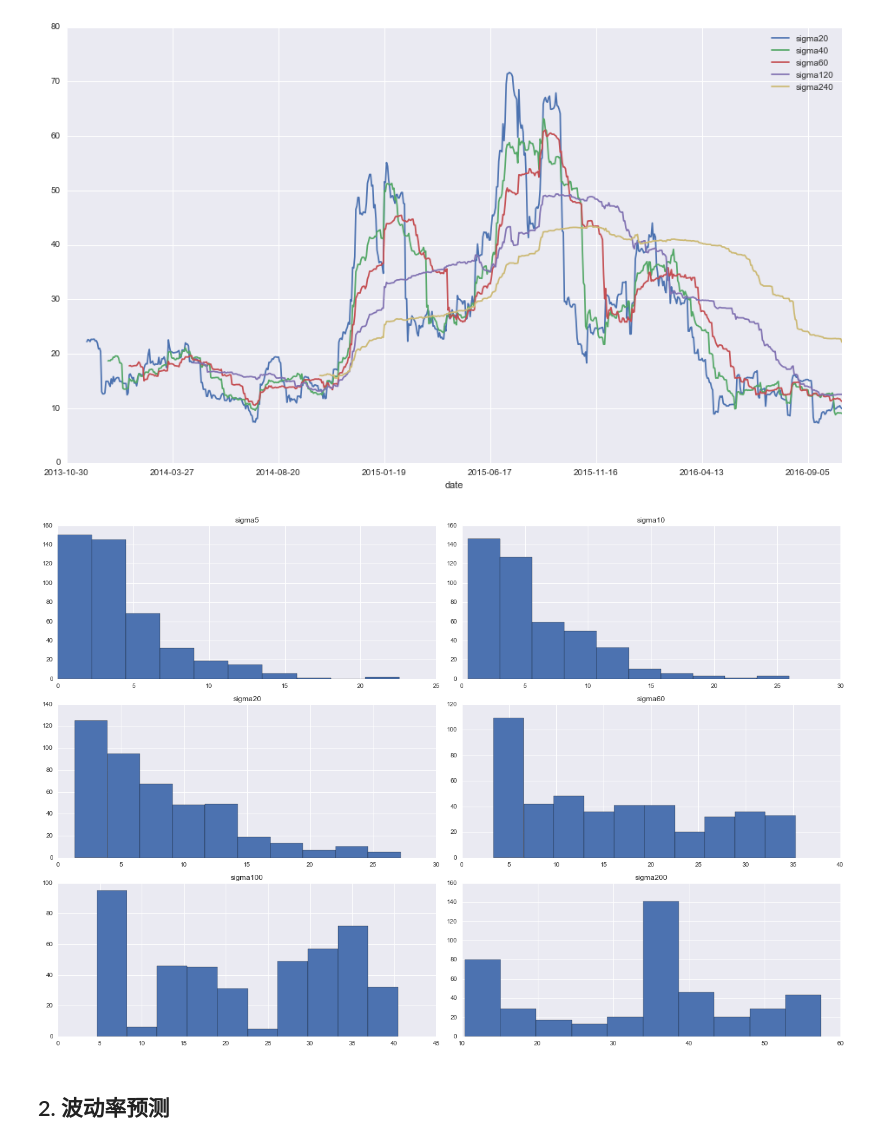
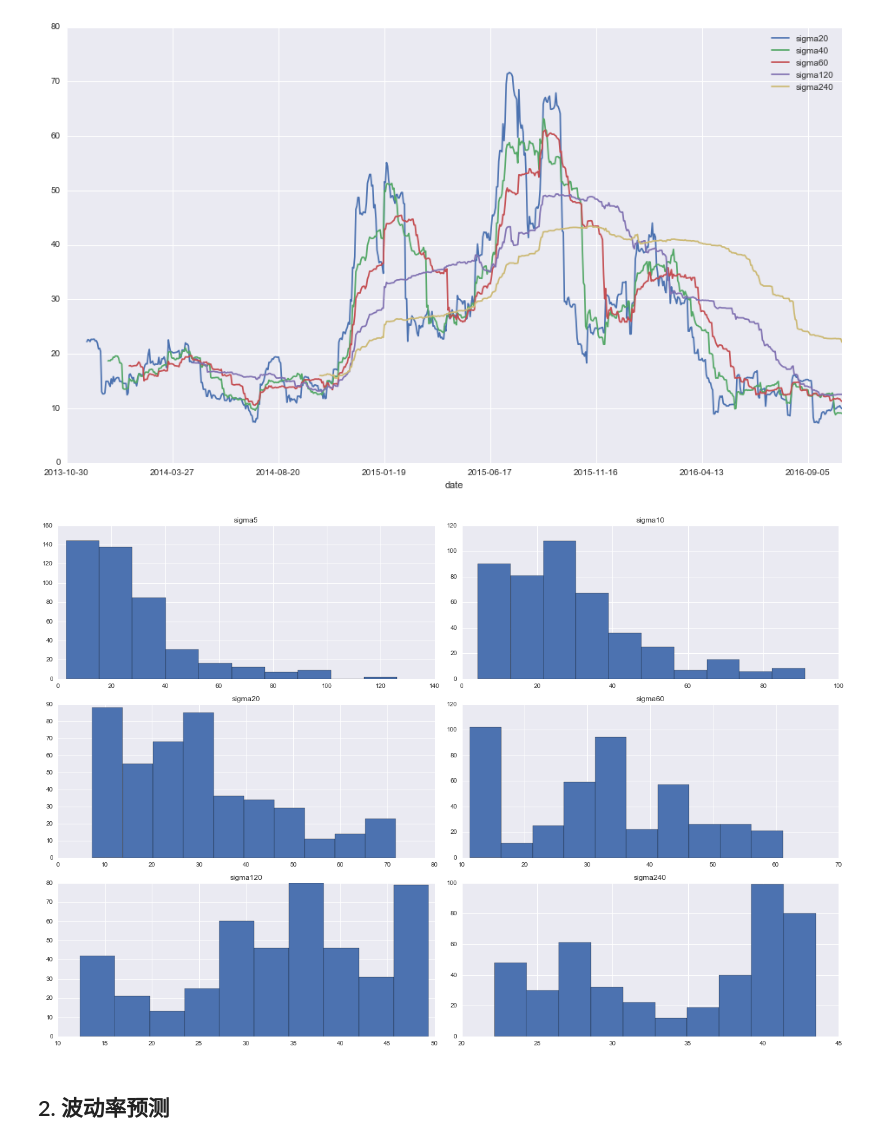
Before and after one commit to onthedesk/research, a Jupyter notebook: 50etf.ipynb, the cells around one changed output. Drawn from its saved outputs; the diff is of its cells as text; code cells hidden in the pictures.

Commit message:
sigma calculate

```diff
--- a/50etf.ipynb
+++ b/50etf.ipynb
@@ -59,6 +59,17 @@ def adj_return(pnl):
 def sigma_N(data, N):
     ## todo 波动率的计算方式需要优化，应当计算的是收益率的波动
     return data.rolling(window=N, center=False).std()*np.sqrt(240)*100
+
+# 获取数据并处理收益率
+def get_data(start='2013-10-21', end=''):
+
+    data = ts.get_hist_data('510050', start=start, end=end)
+    data.sort_index(axis=0, ascending=True, inplace=True)
+
+    # 处理收益率
+    data['adj_return'] = adj_return(data.close)
+
+    return data
 # %% [markdown]
 ### 1.1 描述性统计
 # %%
@@ -114,19 +121,15 @@ def sigmaHist(start='2013-10-21', end='', windows=[5, 10, 20, 50, 100, 200]):
     raw_start = (datetime.strptime(start, "%Y-%m-%d") - timedelta(predays)).isoformat()
 
 
-    data = ts.get_hist_data('510050', start = raw_start, end=end)
-    data.sort_index(axis=0, ascending=True, inplace=True)
+    data = get_data(start = raw_start, end=end)
 
     rows = int(math.ceil(len(windows)/2.0))
 
     fig, axes = plt.subplots(nrows=rows, ncols=2)
 
-    data['adj_return']
-
-
     #计算sigma
     for k,i in enumerate(windows):
-        data['sigma' + str(i)] = sigma_N(data.close, i)
+        data['sigma' + str(i)] = sigma_N(data.adj_return, i)
 
         if ((k+1) % 2 == 0):
             ax = axes[k/2 ,1] if rows > 1 else axes[1]
@@ -140,9 +143,9 @@ def sigmaHist(start='2013-10-21', end='', windows=[5, 10, 20, 50, 100, 200]):
         fig.set_size_inches(fig.get_size_inches()*1.2)
         fig.tight_layout()
 # %%
-sigmaHist(start='2015-01-01', windows=[5, 10, 20, 60, 100, 200])
+sigmaHist(start='2015-01-01', windows=[5, 10, 20, 60, 120, 240])
 # %% [output]
-[figure, old version]
+[figure, new version]
 # %% [markdown]
 ## 2. 波动率预测
 # %% [markdown]
```
Also changed, not shown: parts of 1 cell of this notebook.
